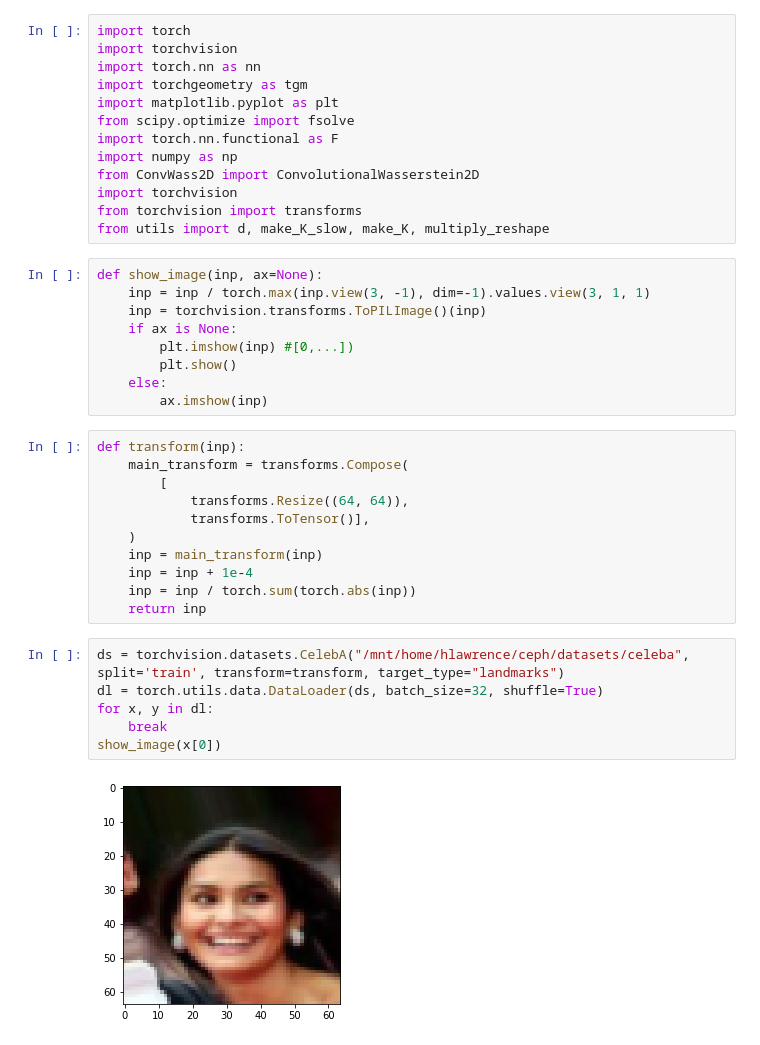
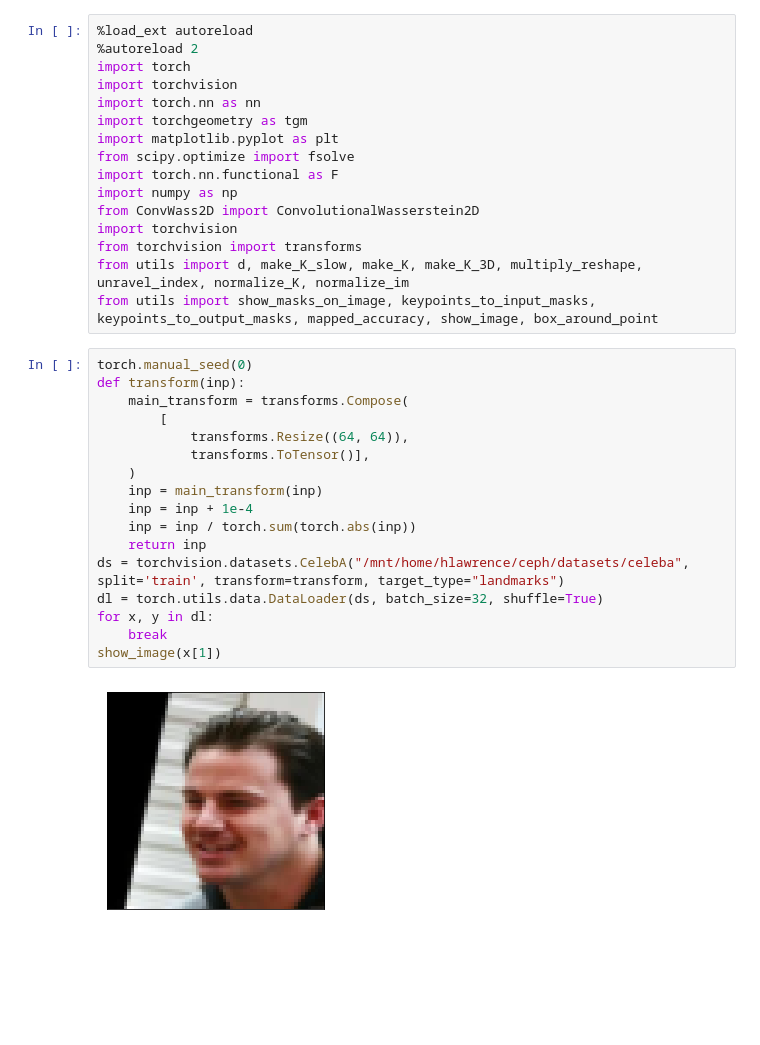
Before and after one commit to scoutsaachi/conv_was, a Jupyter notebook: CelebA.ipynb, the cells around one changed output. Drawn from its saved outputs; the diff is of its cells as text; blank space fills up the shorter version.

```diff
--- a/CelebA.ipynb
+++ b/CelebA.ipynb
@@ -1,4 +1,6 @@
 # %%
+%load_ext autoreload
+%autoreload 2
 import torch
 import torchvision
 import torch.nn as nn
@@ -10,35 +12,27 @@ import numpy as np
 from ConvWass2D import ConvolutionalWasserstein2D
 import torchvision
 from torchvision import transforms
-from utils import d, make_K_slow, make_K, multiply_reshape
+from utils import d, make_K_slow, make_K, make_K_3D, multiply_reshape, unravel_index, normalize_K, normalize_im
+from utils import show_masks_on_image, keypoints_to_input_masks, keypoints_to_output_masks, mapped_accuracy, show_image, box_around_point
-# %%
-def show_image(inp, ax=None):
-    inp = inp / torch.max(inp.view(3, -1), dim=-1).values.view(3, 1, 1)
-    inp = torchvision.transforms.ToPILImage()(inp)
-    if ax is None:
-        plt.imshow(inp) #[0,...])
-        plt.show()
-    else:
-        ax.imshow(inp)
 # %%
+torch.manual_seed(0)
 def transform(inp):
     main_transform = transforms.Compose(
         [
             transforms.Resize((64, 64)),
             transforms.ToTensor()],
     )
     inp = main_transform(inp)
     inp = inp + 1e-4
     inp = inp / torch.sum(torch.abs(inp))
     return inp
+ds = torchvision.datasets.CelebA("/mnt/home/hlawrence/ceph/datasets/celeba", split='train', transform=transform, target_type="landmarks")
+dl = torch.utils.data.DataLoader(ds, batch_size=32, shuffle=True)
+for x, y in dl:
+    break
+show_image(x[1])
+# %% [output]
+[figure, added]
-# %%
-ds = torchvision.datasets.CelebA("/mnt/home/hlawrence/ceph/datasets/celeba", split='train', transform=transform, target_type="landmarks")
-dl = torch.utils.data.DataLoader(ds, batch_size=32, shuffle=True)
-for x, y in dl:
-    break
-show_image(x[0])
-# %% [output]
-[figure, removed]
 # %%
 landmark = y[0]
 landmarks_labels = ["left eye", "right eye", "nose", "left mouth", "right mouth"]
```
Also changed, not shown: parts of 25 cells of this notebook, 2 other files.
